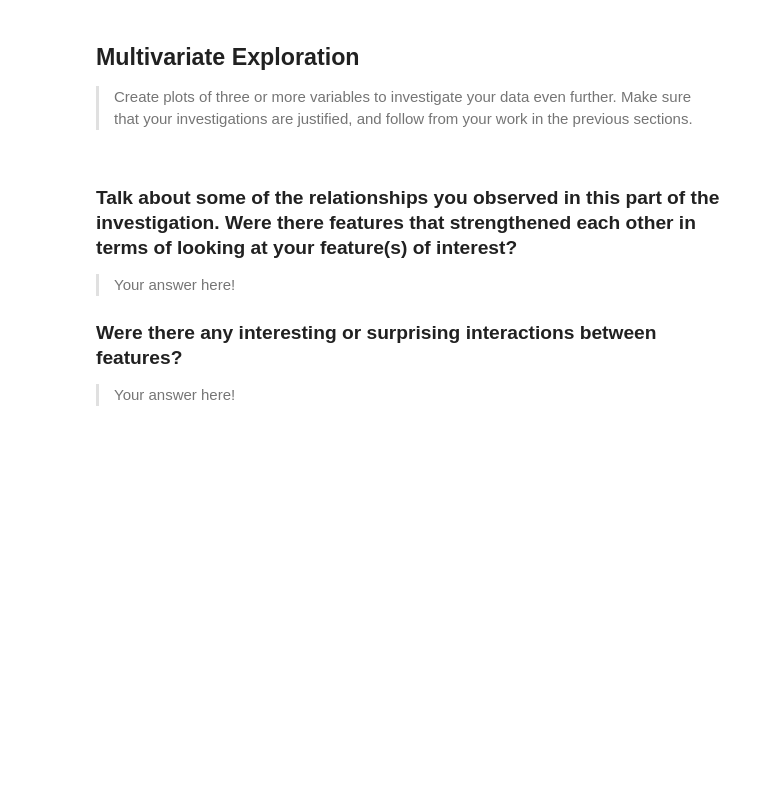
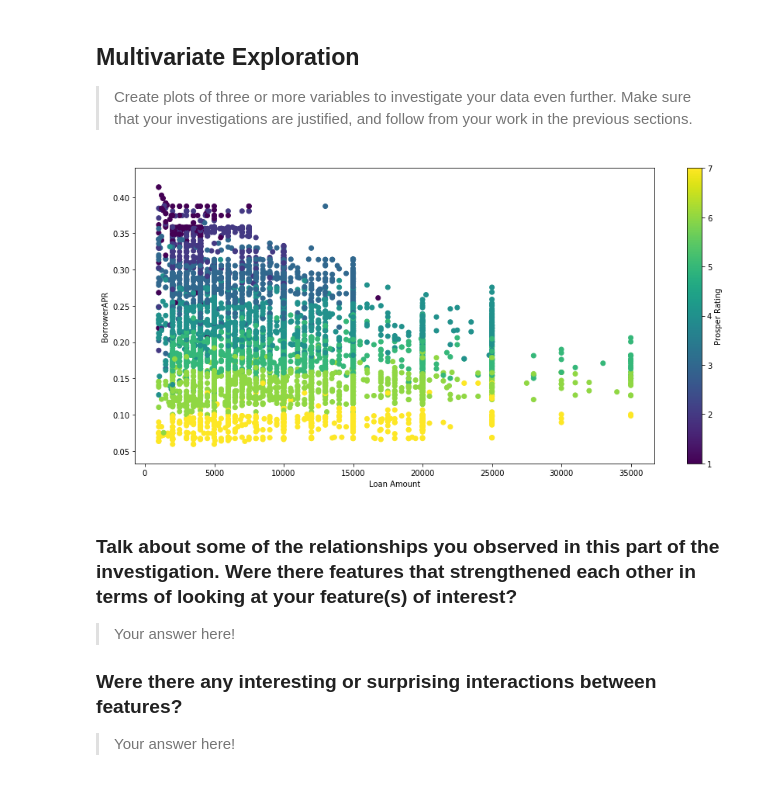
Before and after one commit to frownytown/DataVisualisationProj, a Jupyter notebook: DataExploration.ipynb, the cells around one changed output. Saved outputs shown, nothing was run; the diff lists cells and outputs as text; code cells hidden in the pictures; blank space fills up the shorter version.

```diff
--- a/DataExploration.ipynb
+++ b/DataExploration.ipynb
@@ -398,6 +401,14 @@ plt.xticks(rotation = 65);
 > Create plots of three or more variables to investigate your data even
 further. Make sure that your investigations are justified, and follow from
 your work in the previous sections.
+# %%
+plt.figure(figsize = [15, 7])
+plt.scatter(data = random_samp, x = random_samp['LoanOriginalAmount'], y = random_samp['BorrowerAPR'], c = random_samp['ProsperRating (numeric)'])
+plt.colorbar().set_label(label = 'Prosper Rating')
+plt.ylabel('BorrowerAPR')
+plt.xlabel('Loan Amount');
+# %% [output]
+[figure, added]
 # %% [markdown]
 ### Talk about some of the relationships you observed in this part of the investigation. Were there features that strengthened each other in terms of looking at your feature(s) of interest?
 
```
Also changed, not shown: parts of 5 cells of this notebook.
